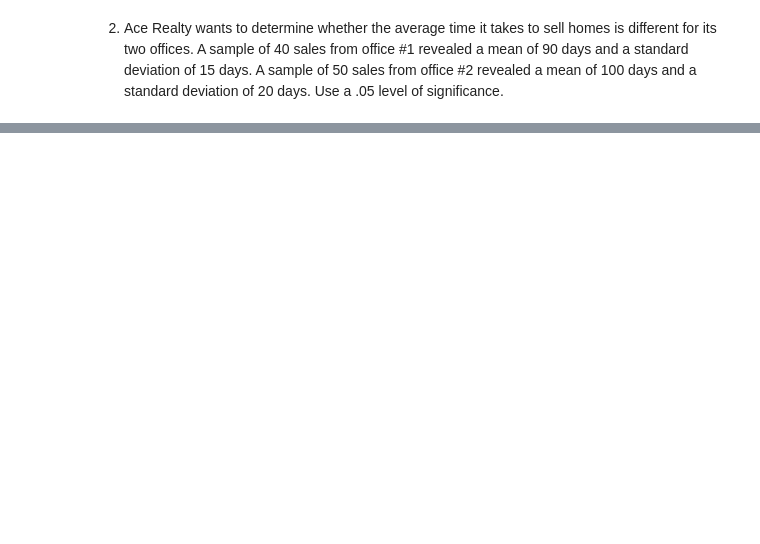
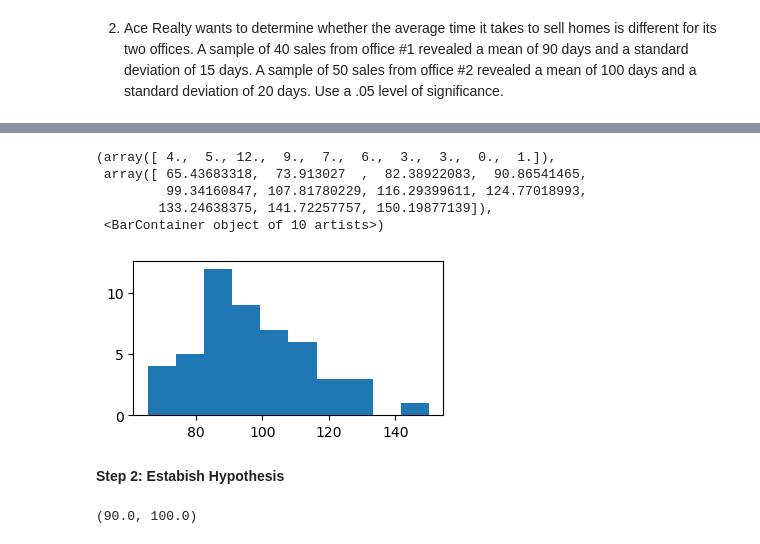
Before and after one commit to MigashaneVictoire/statistics-exercises, a Jupyter notebook: hypothesis_testing.ipynb, the cells around one changed output, grey strips where cells are left out. Saved outputs shown, nothing was run; the diff lists cells and outputs as text; code cells hidden in the pictures; blank space fills up the shorter version.

```diff
--- a/hypothesis_testing.ipynb
+++ b/hypothesis_testing.ipynb
@@ -35,0 +74,20 @@ For each of the following questions, formulate a null and alternative hypothesis
+# %%
+sales2_distribution = stats.norm(sales2_mean, sales2_std)
+sales2_sample_distribution = sales2_distribution.rvs(sales2)
+
+plt.figure(figsize=(4,2))
+plt.hist(sales2_sample_distribution)
+# %% [output]
+(array([ 4.,  5., 12.,  9.,  7.,  6.,  3.,  3.,  0.,  1.]),
+ array([ 65.43683318,  73.913027  ,  82.38922083,  90.86541465,
+         99.34160847, 107.81780229, 116.29399611, 124.77018993,
+        133.24638375, 141.72257757, 150.19877139]),
+ <BarContainer object of 10 artists>)
+[figure, added]
+# %% [markdown]
+**Step 2: Estabish Hypothesis**
+# %%
+# look at there mean
+sales1_distribution.mean(), sales2_distribution.mean()
+# %% [output]
+(90.0, 100.0)
```
Also changed, not shown: parts of 28 cells of this notebook.
